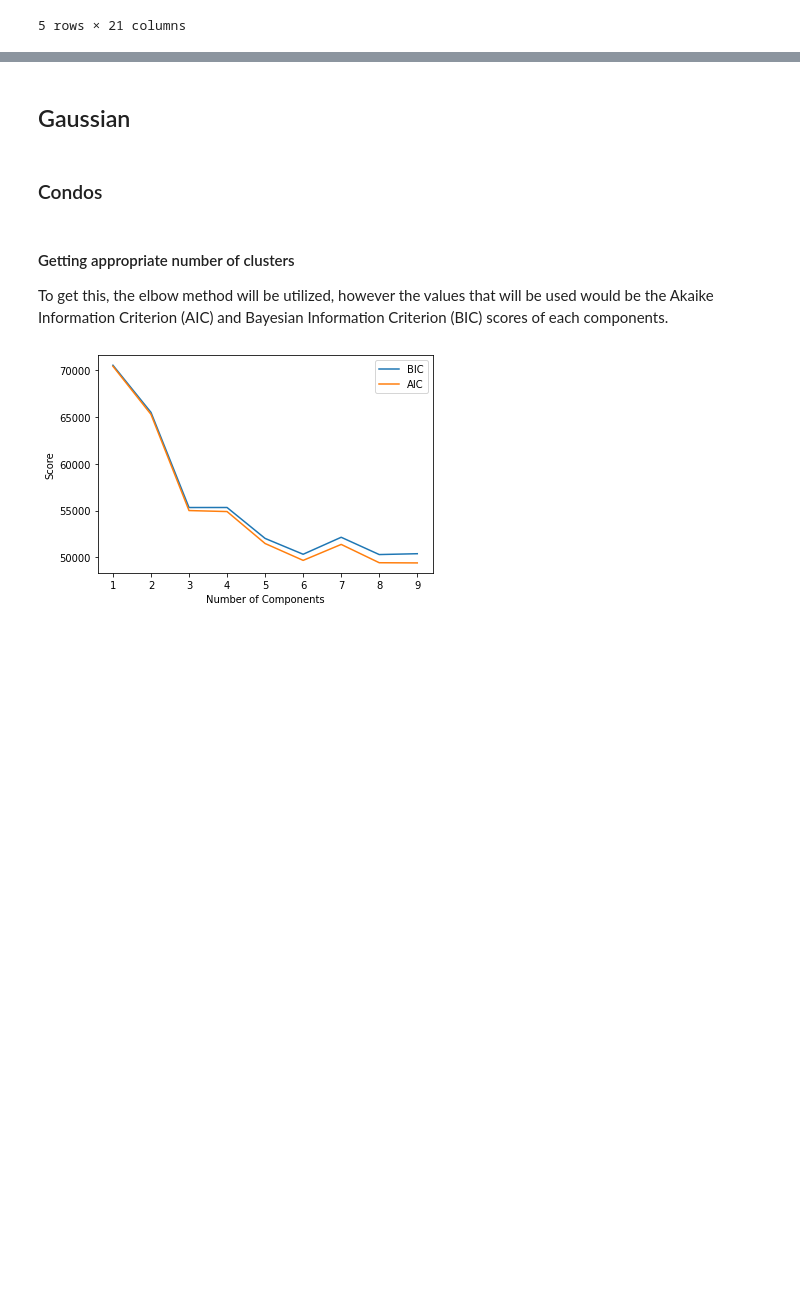
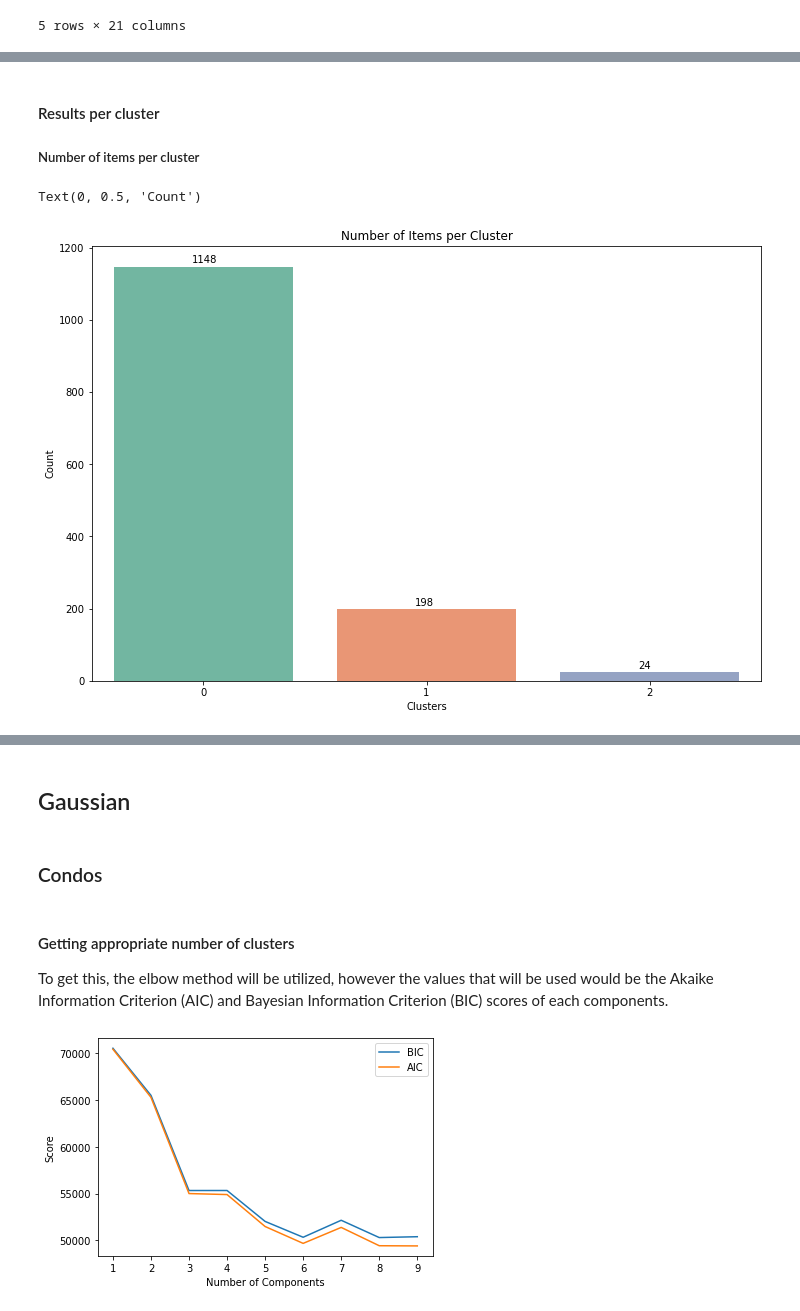
Before and after one commit to cc-visionary/DATA102-Property-Access-PH, a Jupyter notebook: FINAL/Research Question and Clustering.ipynb, the cells around one changed output, grey strips where cells are left out. Drawn from its saved outputs; the diff is of its cells as text; code cells hidden in the pictures; blank space fills up the shorter version.

```diff
--- a/FINAL/Research Question and Clustering.ipynb
+++ b/FINAL/Research Question and Clustering.ipynb
@@ -43,0 +84,16 @@ house_data = house_df[['Price', 'Bedrooms', 'Showers', 'Parking', 'Total Develop
+# %% [markdown]
+#### Results per cluster
+##### Number of items per cluster
+# %%
+_ = plt.figure(figsize=(12, 8))
+
+g = sns.countplot(x='Cluster', data=condokm, palette="Set2")
+for p in g.patches:
+    g.annotate('{}'.format(p.get_height()), (p.get_x()+.35, p.get_height()+10))
+
+plt.title("Number of Items per Cluster")
+plt.xlabel("Clusters")
+plt.ylabel("Count")
+# %% [output]
+Text(0, 0.5, 'Count')
+[figure, added]
```
Also changed, not shown: parts of 67 cells of this notebook.
